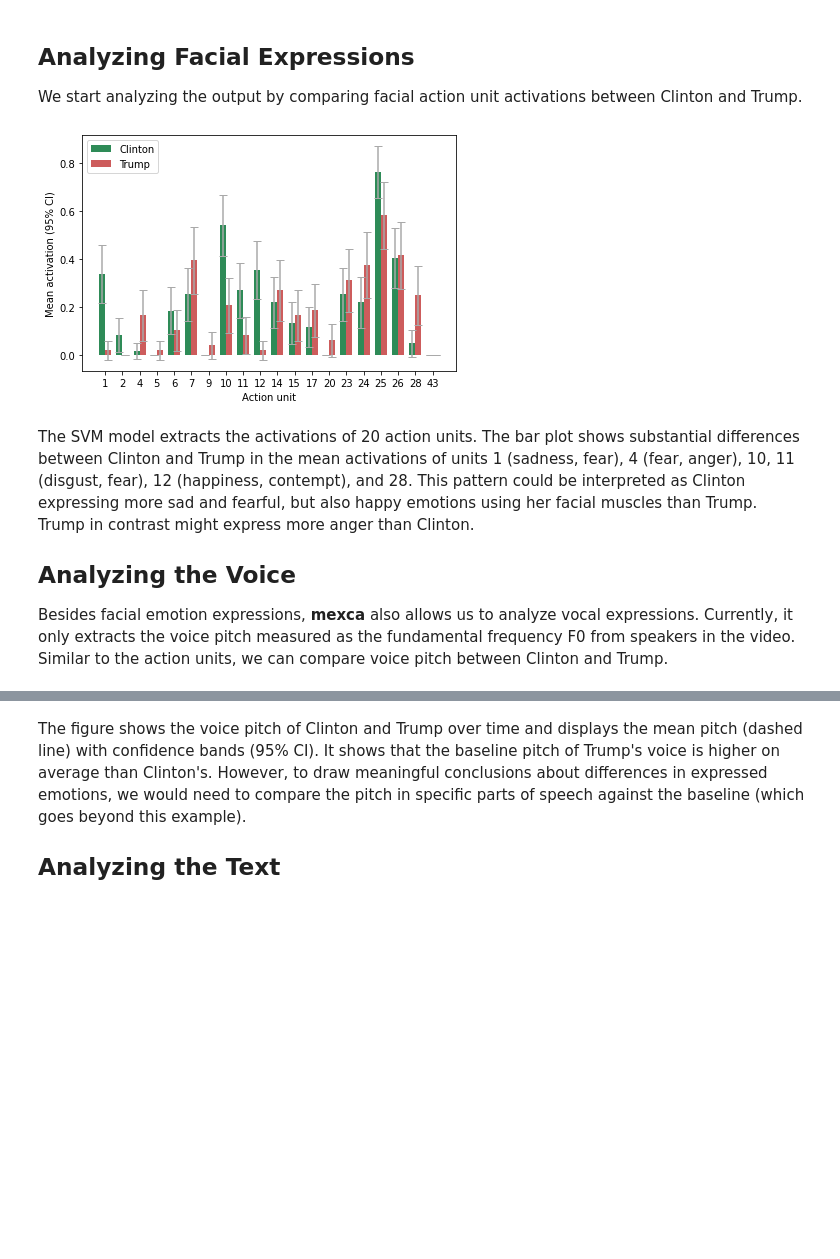
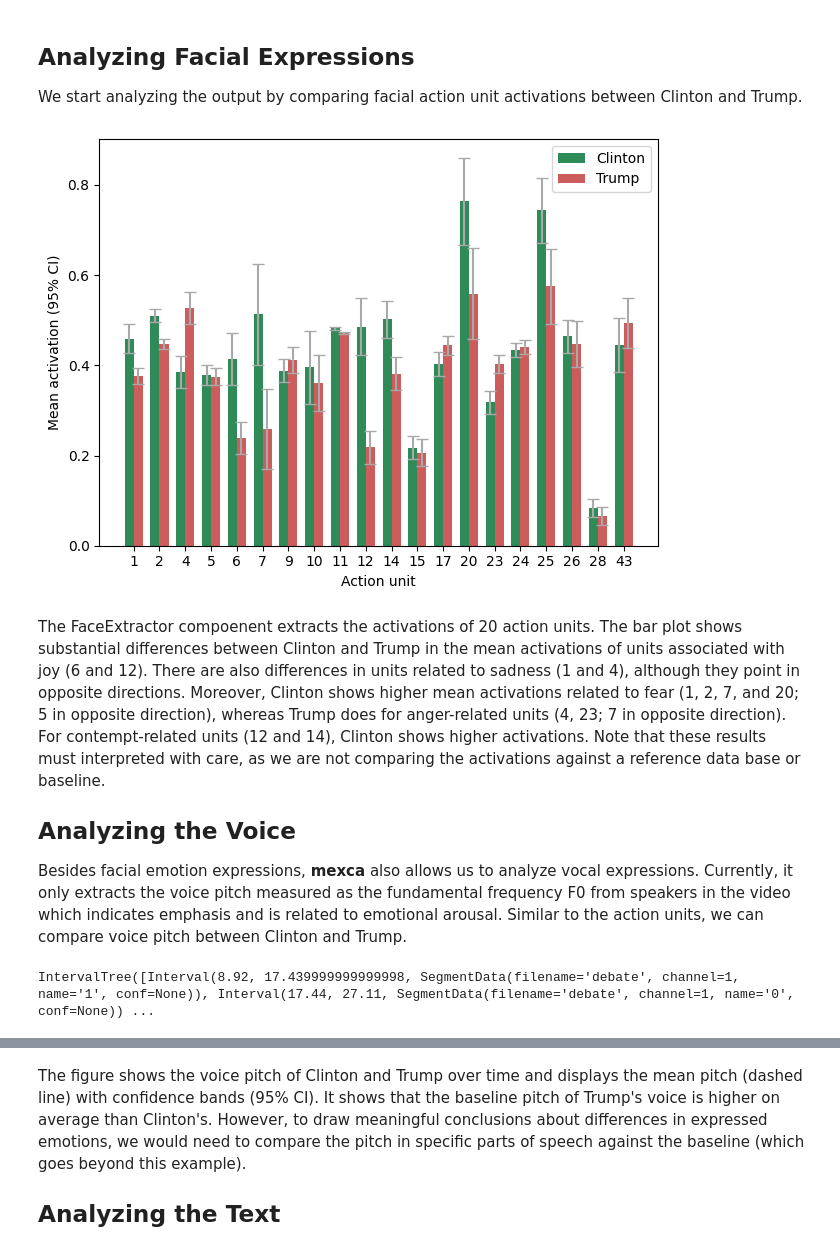
Before and after one commit to mexca/mexca, a Jupyter notebook: examples/example_emotion_feature_extraction.ipynb, the cells around one changed output, grey strips where cells are left out. Saved outputs shown, nothing was run; the diff lists cells and outputs as text; code cells hidden in the pictures; blank space fills up the shorter version.

```diff
--- a/examples/example_emotion_feature_extraction.ipynb
+++ b/examples/example_emotion_feature_extraction.ipynb
@@ -98,6 +90,7 @@ To run the **mexca** pipeline, we call the apply method, we call the `apply()` m
 # %%
 output = pipeline.apply(
     filename,
+    frame_batch_size=5,
     skip_frames=5,
     process_subclip=(0, 30)
 )
@@ -113,5 +120,5 @@ To simplify further processing, we convert the `features` attribute from the out
 # %%
-output_df = pd.DataFrame(output.features)
+output_df = output.features
 # %% [markdown]
 ## Analyzing Facial Expressions
 
@@ -121,52 +128,55 @@ def stderr(x):
     """Calculate the standard error of the mean
     """
     return np.std(x)/np.sqrt(len(x))
+# %%
+clinton_id = 1
+trump_id = 0
 # %%
 # Expand action unit lists into separate columns
 au_df = (output_df['face_aus']
     .apply(pd.Series)
     .rename(columns=lambda x: f'au_{x}')
 )
-au_df['face_id'] = output_df['face_id']
+au_df['face_label'] = output_df['face_label']
 
 # Compute mean and standard error for each action unit
-au_stats = au_df.groupby(['face_id']).agg([np.mean, stderr])
+au_stats = au_df.groupby(['face_label']).agg([np.mean, stderr])
 # %%
 n_au = 20 # Nr of action units
 aus = np.arange(n_au)
 
 # Reference id of the action unit
 au_ref = [1, 2, 4, 5, 6, 7, 9, 10, 11, 12, 14, 15, 17, 20, 23, 24, 25, 26, 28, 43]
 
-clinton_au_means = np.array([au_stats[f'au_{i}']['mean'][0] for i in aus])
-clinton_au_stderrs = np.array([au_stats[f'au_{i}']['stderr'][0] for i in aus])
+clinton_au_means = np.array([au_stats[f'au_{i}']['mean'][clinton_id] for i in aus])
+clinton_au_stderrs = np.array([au_stats[f'au_{i}']['stderr'][clinton_id] for i in aus])
 
-trump_au_means = np.array([au_stats[f'au_{i}']['mean'][1] for i in aus])
-trump_au_stderrs = np.array([au_stats[f'au_{i}']['stderr'][1] for i in aus])
+trump_au_means = np.array([au_stats[f'au_{i}']['mean'][trump_id] for i in aus])
+trump_au_stderrs = np.array([au_stats[f'au_{i}']['stderr'][trump_id] for i in aus])
 
 # Create bar plot with error bars
 width = 0.35
 
 fig, ax = plt.subplots()
 
 ax.bar(aus-width/2, clinton_au_means, width, yerr=1.96*clinton_au_stderrs, capsize=4,
     ecolor='darkgray', label='Clinton', color='seagreen')
 ax.bar(aus+width/2, trump_au_means, width, yerr=1.96*trump_au_stderrs, capsize=4,
     ecolor='darkgray', label='Trump', color='indianred')
 
 ax.set_xlabel('Action unit')
 ax.set_xticks(aus, au_ref)
 ax.set_ylabel('Mean activation (95% CI)')
 ax.legend()
 
 fig.tight_layout()
 
 plt.show()
 # %% [output]
-[figure, old version]
+[figure, new version]
 # %% [markdown]
-The SVM model extracts the activations of 20 action units. The bar plot shows substantial differences between Clinton and Trump in the mean activations of units 1 (sadness, fear), 4 (fear, anger), 10, 11 (disgust, fear), 12 (happiness, contempt), and 28. This pattern could be interpreted as Clinton expressing more sad and fearful, but also happy emotions using her facial muscles than Trump. Trump in contrast might express more anger than Clinton.
+The FaceExtractor compoenent extracts the activations of 20 action units. The bar plot shows substantial differences between Clinton and Trump in the mean activations of units associated with joy (6 and 12). There are also differences in units related to sadness (1 and 4), although they point in opposite directions. Moreover, Clinton shows higher mean activations related to fear (1, 2, 7, and 20; 5 in opposite direction), whereas Trump does for anger-related units (4, 23; 7 in opposite direction). For contempt-related units (12 and 14), Clinton shows higher activations. Note that these results must interpreted with care, as we are not comparing the activations against a reference data base or baseline.
 
 ## Analyzing the Voice
 
-Besides facial emotion expressions, **mexca** also allows us to analyze vocal expressions. Currently, it only extracts the voice pitch measured as the fundamental frequency F0 from speakers in the video. Similar to the action units, we can compare voice pitch between Clinton and Trump.
+Besides facial emotion expressions, **mexca** also allows us to analyze vocal expressions. Currently, it only extracts the voice pitch measured as the fundamental frequency F0 from speakers in the video which indicates emphasis and is related to emotional arousal. Similar to the action units, we can compare voice pitch between Clinton and Trump.
@@ -173 +195,5 @@ Besides facial emotion expressions, **mexca** also allows us to analyze vocal ex
+# %%
+output.audio_annotation
+# %% [output]
+IntervalTree([Interval(8.92, 17.439999999999998, SegmentData(filename='debate', channel=1, name='1', conf=None)), Interval(17.44, 27.11, SegmentData(filename='debate', channel=1, name='0', conf=None)) ...
 # %%
```
Also changed, not shown: parts of 32 cells of this notebook, 3 other files.
